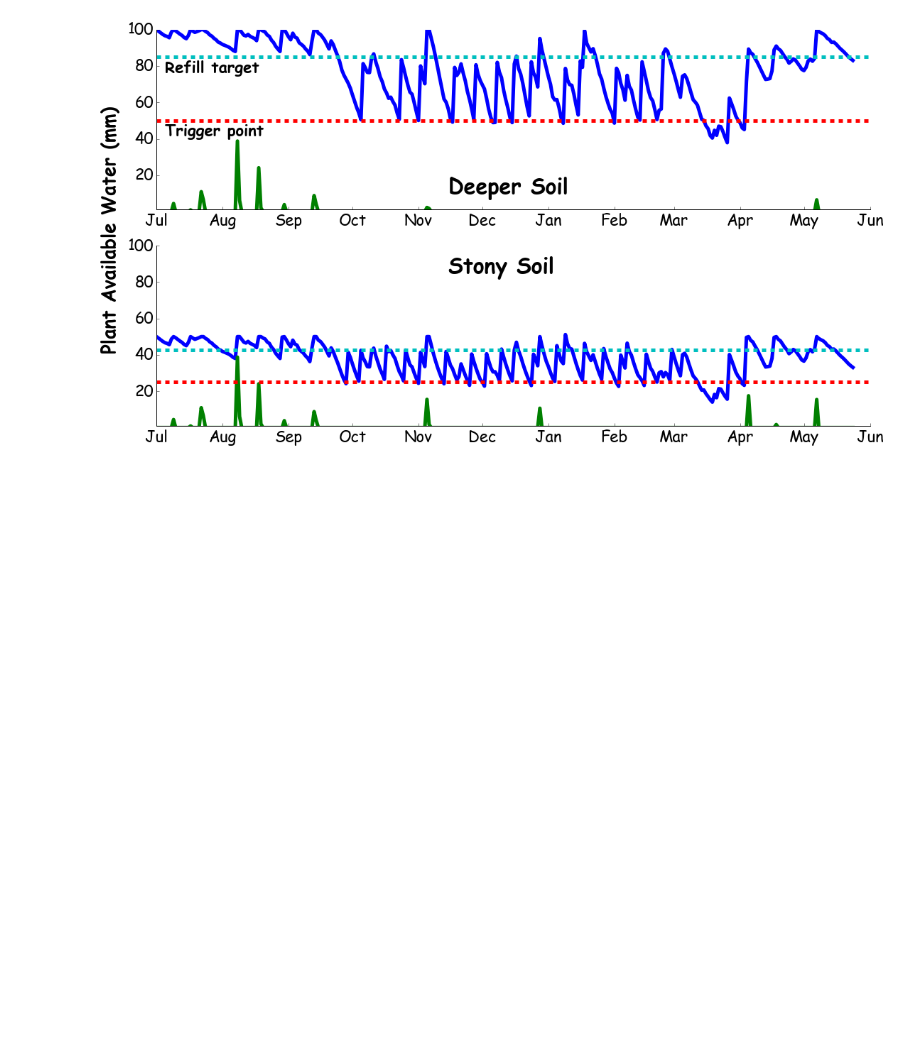
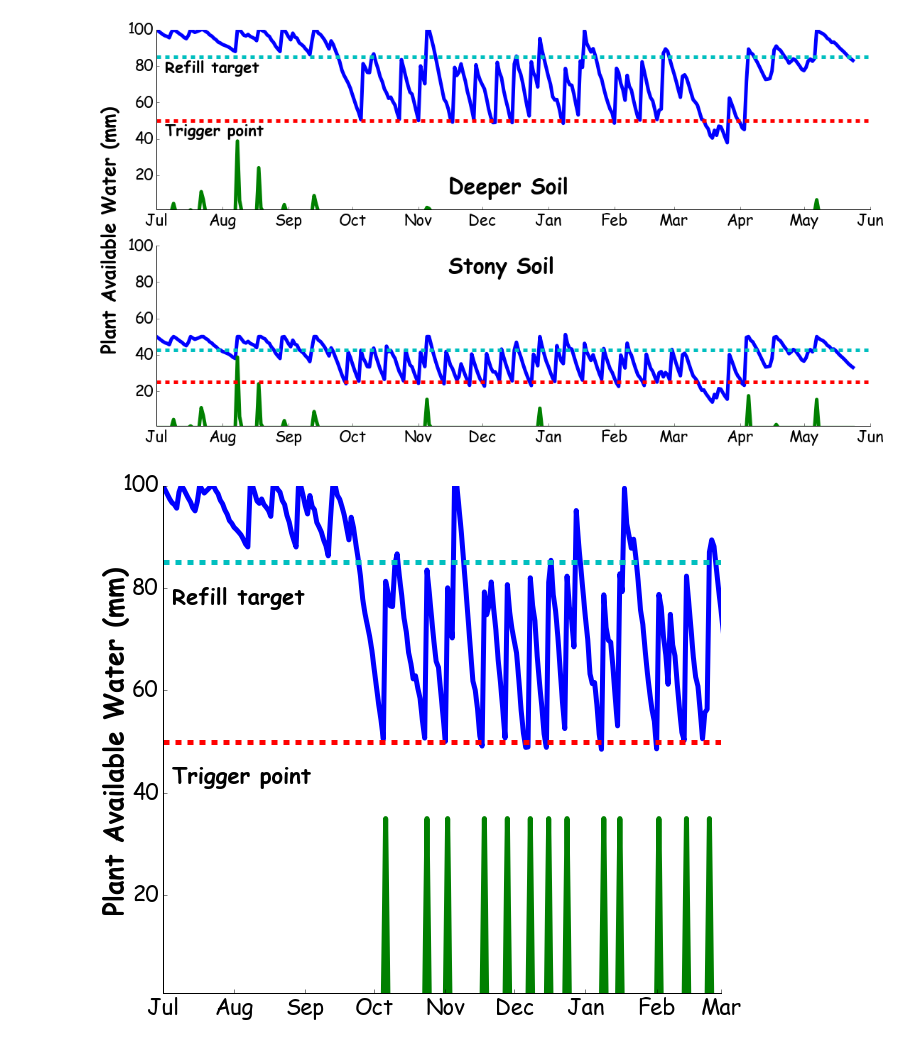
Before and after one commit to HamishBrownPFR/StonySoilLysimeters, a Jupyter notebook: SWCExample.ipynb, the cells around one changed output. Saved outputs shown, nothing was run; the diff lists cells and outputs as text; code cells hidden in the pictures; blank space fills up the shorter version.

```diff
--- a/SWCExample.ipynb
+++ b/SWCExample.ipynb
@@ -41,7 +24,7 @@ IrrigationShallow.cumsum()
 PAWarrayDeep = []
 DrainarrayDeep = []
 SWCDeep = 200
-PAWDeep = AWC * 0.5
+PAWDeep = SWCDeep * 0.5
 DrainageDeep = 0
 IrrigationDeep = pd.DataFrame(index=Data.index,columns=['Irrig'],data=0)
 amount = 35
@@ -144,3 +127,23 @@ ShallowFig.yaxis.set_ticks_position('left')
 ShallowFig.xaxis.set_ticks_position('bottom')
 # %% [output]
 [figure]
+# %%
+Figure = plt.figure(figsize = (10,20))
+DeepFig = Figure.add_subplot(2,1,1)
+plt.plot(Data.index,Data.SWCDeep,linewidth = 5)
+plt.plot(IrrigationDeep,linewidth = 5)
+plt.plot(['2010-07-01','2011-03-01'],[50,50],'--',linewidth=5)
+plt.plot(['2010-07-01','2011-03-01'],[85,85],'--',linewidth=5)
+plt.ylim(1,100)
+plt.xlim('2010-07-01','2011-03-01')
+plt.tick_params(labelsize=22)
+plt.text('2010-06-05',80,'Plant Available Water (mm)', fontsize=26, weight='bold',rotation=90)
+plt.text('2010-07-05',77,'Refill target', fontsize=22, weight='bold')
+plt.text('2010-07-05',42,'Trigger point', fontsize=22, weight='bold')
+DeepFig.xaxis.set_major_formatter(mdates.DateFormatter('%b'))
+DeepFig.spines['right'].set_visible(False)
+DeepFig.spines['top'].set_visible(False)
+DeepFig.yaxis.set_ticks_position('left')
+DeepFig.xaxis.set_ticks_position('bottom')
+# %% [output]
+[figure, added]
```
Also changed, not shown: parts of 1 cell of this notebook, 4 other files.
